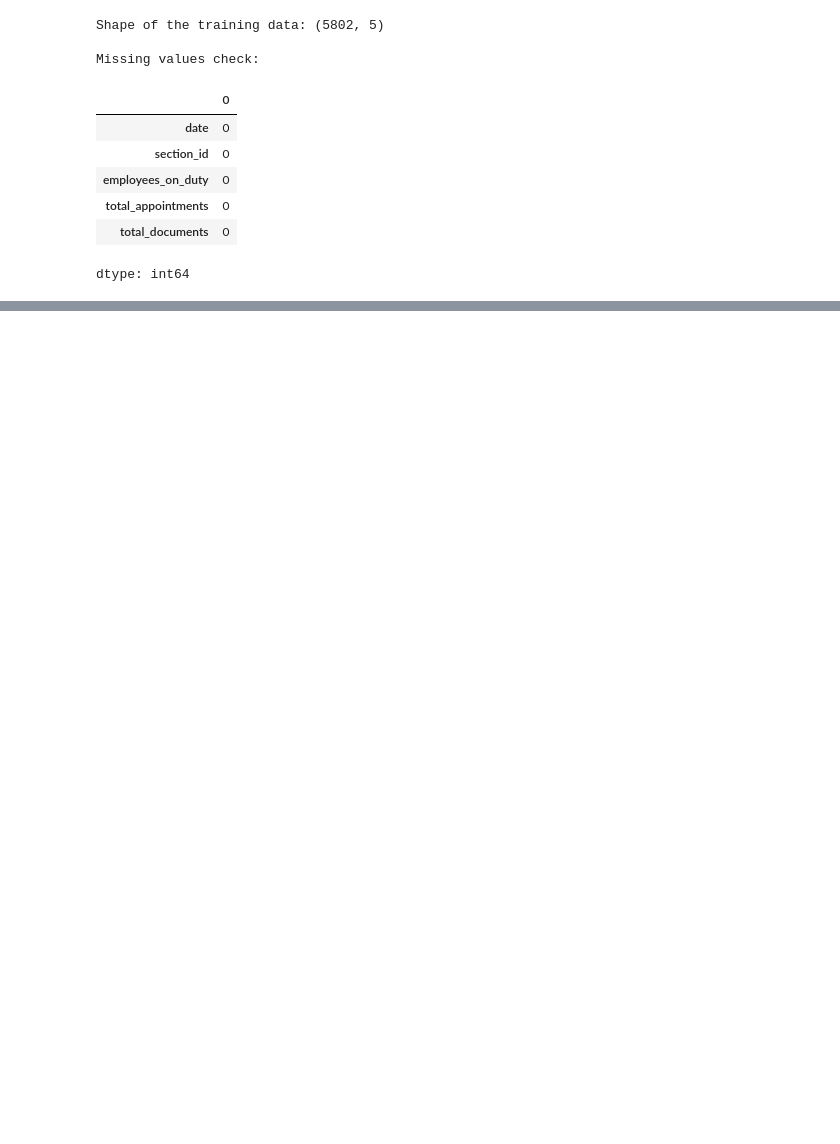
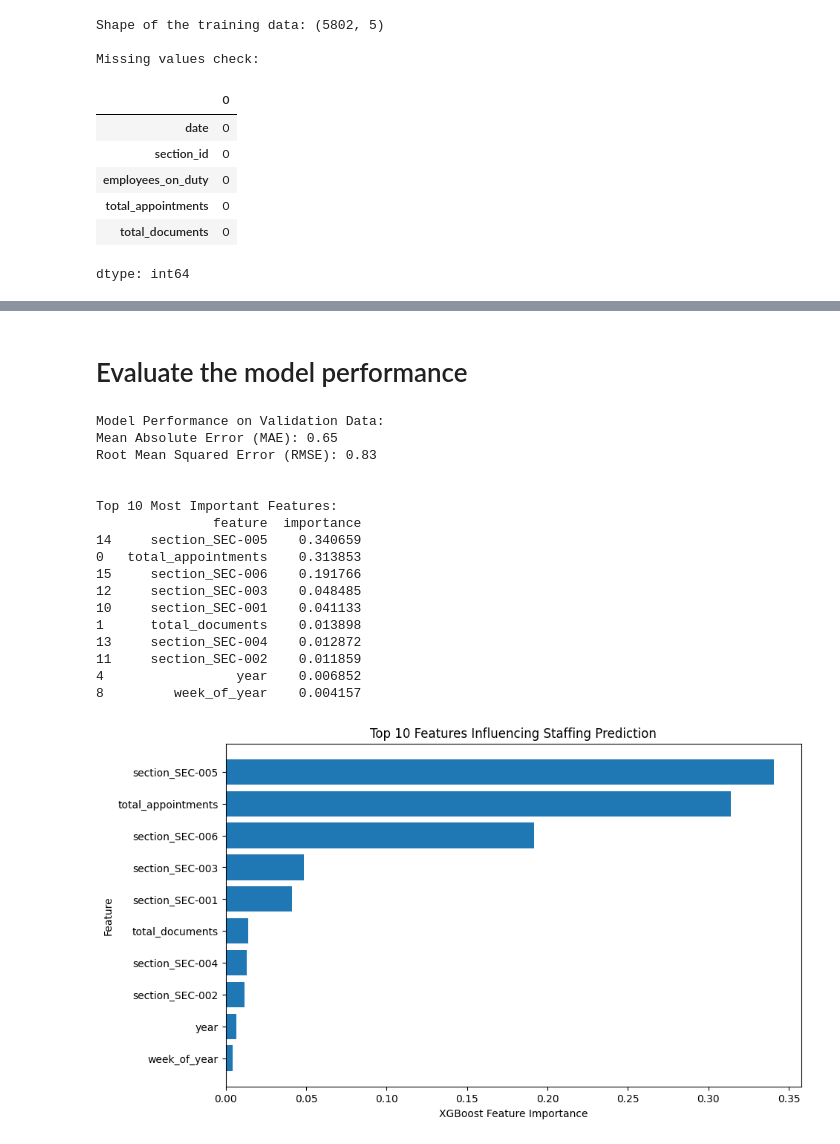
Before and after one commit to RMCV-Rajapaksha/TeamInception_Datathon, a Jupyter notebook: task2_eda_and_data_preprocessing_XGBoost.ipynb, the cells around one changed output, grey strips where cells are left out. Saved outputs shown, nothing was run; the diff lists cells and outputs as text; code cells hidden in the pictures; blank space fills up the shorter version.

```diff
--- a/task2_eda_and_data_preprocessing_XGBoost.ipynb
+++ b/task2_eda_and_data_preprocessing_XGBoost.ipynb
@@ -272,0 +303,55 @@ sec_4_data.head()
+# %% [markdown]
+# Evaluate the model performance
+# %%
+from sklearn.metrics import mean_absolute_error, root_mean_squared_error
+
+
+# Make predictions on the validation data
+y_pred = model.predict(X_val)
+
+# Calculate performance metrics
+mae = mean_absolute_error(y_val, y_pred)
+rmse = root_mean_squared_error(y_val, y_pred)
+
+print(f"Model Performance on Validation Data:")
+print(f"Mean Absolute Error (MAE): {mae:.2f}")
+print(f"Root Mean Squared Error (RMSE): {rmse:.2f}")
+
+# --- Feature Importance ---
+# This tells us which features the model relied on the most
+feature_importances = pd.DataFrame({
+    'feature': X_train.columns,
+    'importance': model.feature_importances_
+}).sort_values('importance', ascending=False)
+
+print("\n\nTop 10 Most Important Features:")
+print(feature_importances.head(10))
+
+
+# --- Plot Feature Importance ---
+plt.figure(figsize=(10, 6))
+plt.barh(feature_importances['feature'][:10], feature_importances['importance'][:10])
+plt.xlabel('XGBoost Feature Importance')
+plt.ylabel('Feature')
+plt.title('Top 10 Features Influencing Staffing Prediction')
+plt.gca().invert_yaxis() # Display the most important feature at the top
+plt.show()
+# %% [output]
+Model Performance on Validation Data:
+Mean Absolute Error (MAE): 0.65
+Root Mean Squared Error (RMSE): 0.83
+
+
+Top 10 Most Important Features:
+               feature  importance
+14     section_SEC-005    0.340659
+0   total_appointments    0.313853
+15     section_SEC-006    0.191766
+12     section_SEC-003    0.048485
+10     section_SEC-001    0.041133
+1      total_documents    0.013898
+13     section_SEC-004    0.012872
+11     section_SEC-002    0.011859
+4                 year    0.006852
+8         week_of_year    0.004157
+[figure, added]
```
Also changed, not shown: parts of 13 cells of this notebook.
